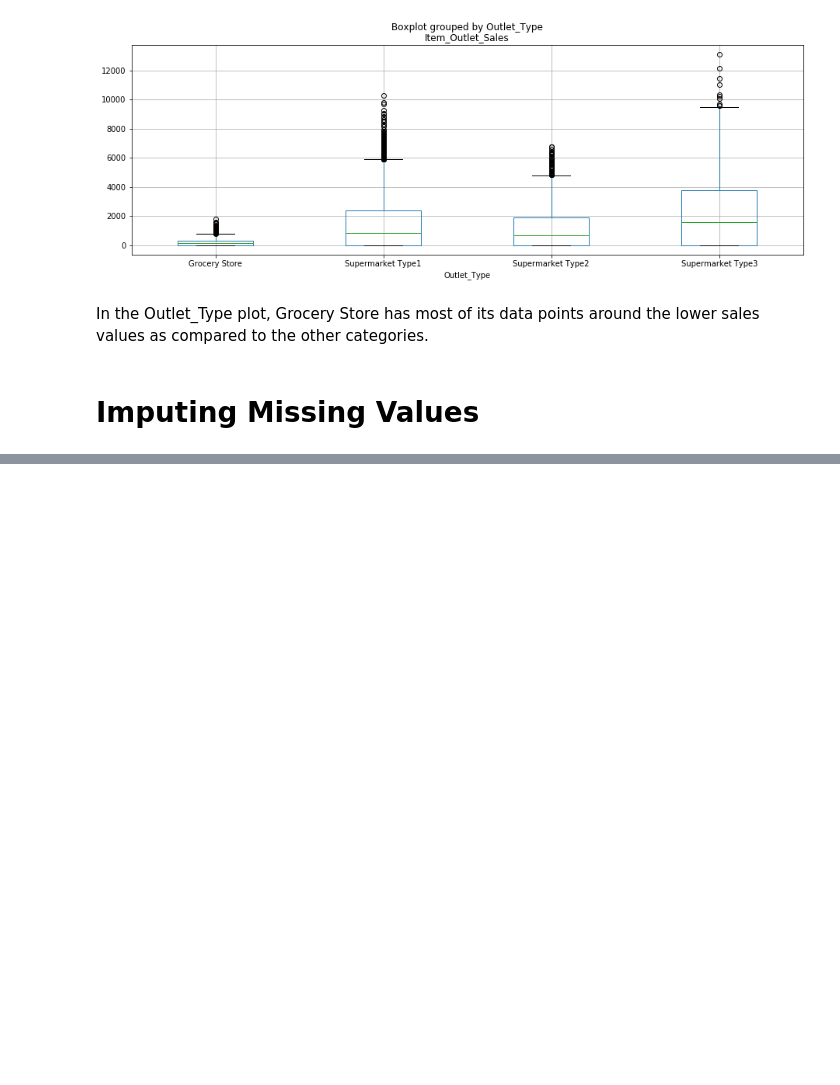
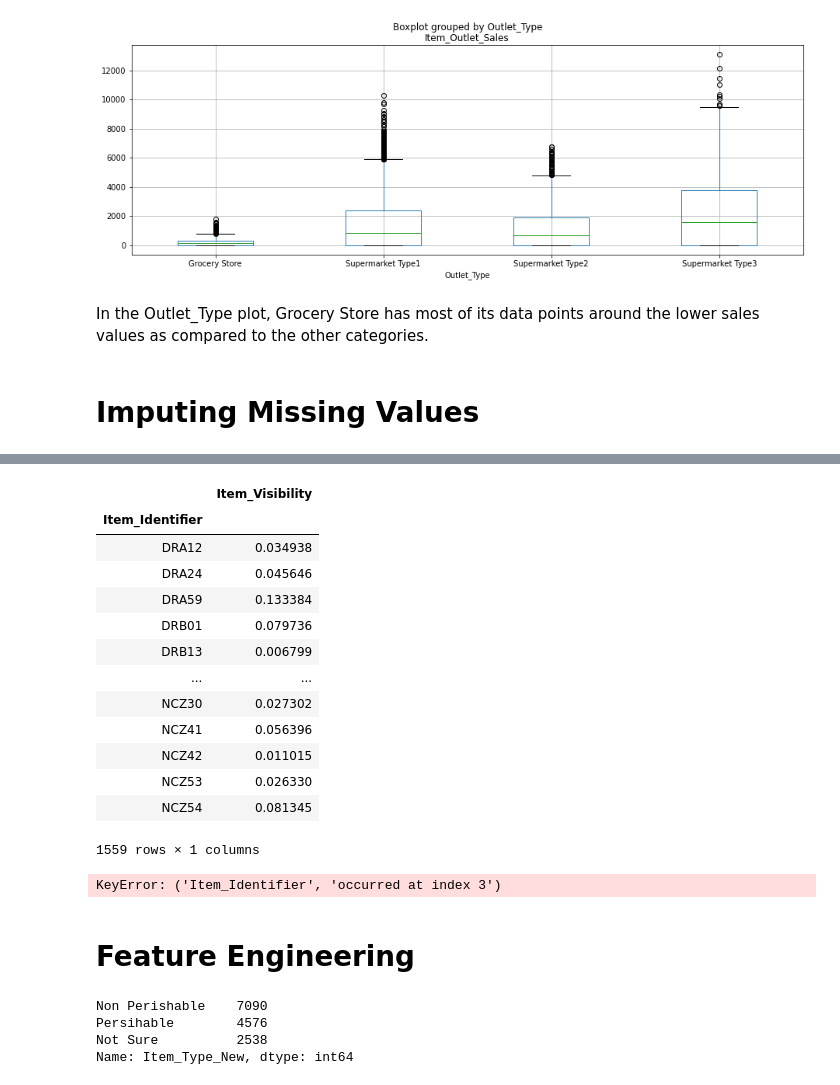
Before and after one commit to deepakmarichi/Big-Mart-Sales-Prediction, a Jupyter notebook: Sales_Prediction.ipynb, the cells around one changed output, grey strips where cells are left out. Saved outputs shown, nothing was run; the diff lists cells and outputs as text; code cells hidden in the pictures; blank space fills up the shorter version.

Commit message:
Feature Engineering

```diff
--- a/Sales_Prediction.ipynb
+++ b/Sales_Prediction.ipynb
@@ -461,0 +445,11 @@ mycube(17)
+# %%
+def impute_weight(cols):
+    Weight = cols[0]
+    Identifier = cols[1]
+
+    if pd.isnull(Weight):
+        return avg_weight['Item_Weight'][avg_weight.index == Identifier]
+    else:
+        return Weight
+
+combined['Item_Weight'] = combined[['Item_Weight','Item_Identifier']].apply(impute_weight,axis=1).astype(float)
@@ -461,0 +466,32 @@ mycube(17)
+# %%
+avg_visibility=combined.pivot_table(values="Item_Visibility",index="Item_Identifier")
+avg_visibility
+# %% [output]
+|  | Item_Visibility |
+| Item_Identifier |  |
+| DRA12 | 0.034938 |
+| DRA24 | 0.045646 |
+| DRA59 | 0.133384 |
+| DRB01 | 0.079736 |
+| DRB13 | 0.006799 |
+| ... | ... |
+| NCZ30 | 0.027302 |
+| NCZ41 | 0.056396 |
+| NCZ42 | 0.011015 |
+| NCZ53 | 0.026330 |
+| NCZ54 | 0.081345 |
+1559 rows × 1 columns
+# %%
+def impute_visibility(cols):
+    visibility=cols[0]
+    identifier=cols[1]
+    if visibility==0 :
+        return avg_visibility["Item_Visibility"][avg_visibility["Item_Identifier"]==identifier]
+    else:
+        return visibility
+
+combined["Item_Visibility"]=combined[["Item_Visibility","Item_Identifier"]].apply(impute_visibility,axis=1).astype(float)
+# %% [output]
+KeyError: ('Item_Identifier', 'occurred at index 3')
+# %% [markdown]
+# Feature Engineering
@@ -461,0 +513,7 @@ mycube(17)
+# %%
+combined["Item_Type_New"].value_counts()
+# %% [output]
+Non Perishable    7090
+Persihable        4576
+Not Sure          2538
+Name: Item_Type_New, dtype: int64
```
Also changed, not shown: parts of 17 cells of this notebook.
